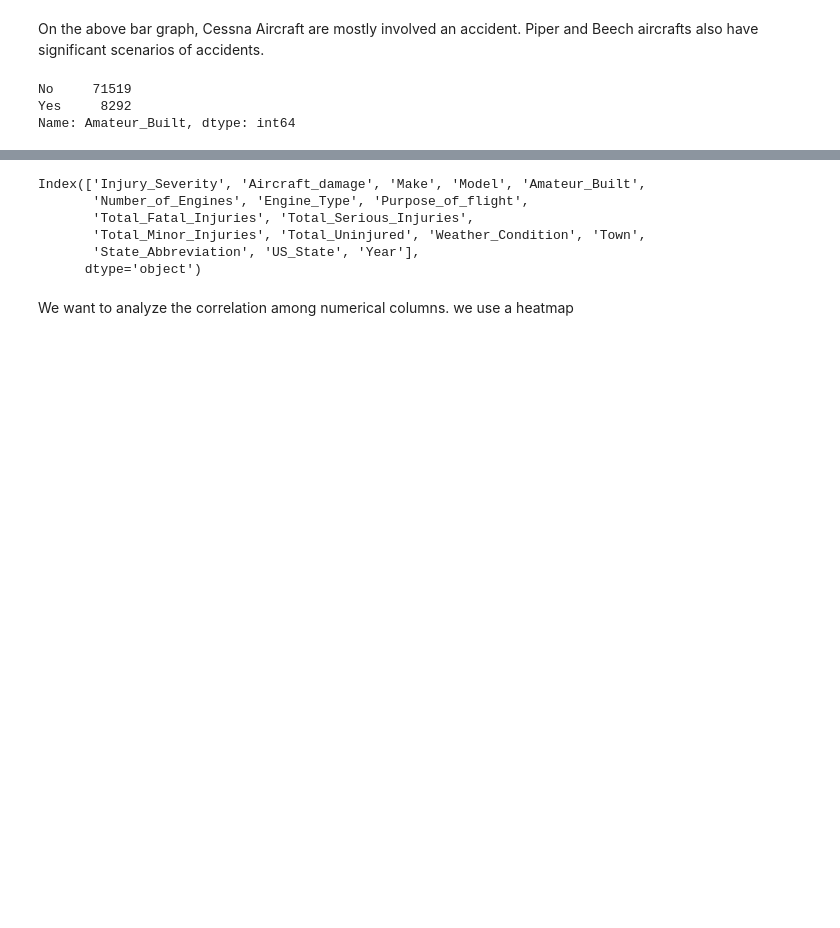
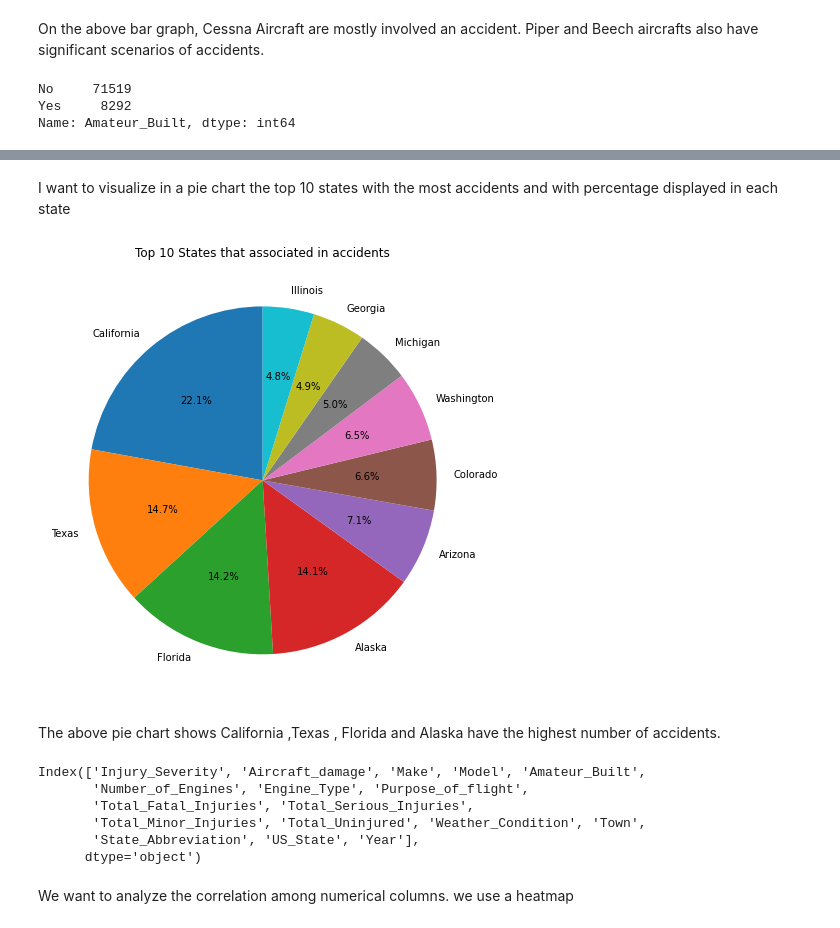
Before and after one commit to ibnudiyat/Project_Phase_1, a Jupyter notebook: Aviation_Accident_ANALYSIS.ipynb, the cells around one changed output, grey strips where cells are left out. Drawn from its saved outputs; the diff is of its cells as text; code cells hidden in the pictures; blank space fills up the shorter version.

Commit message:
Data visualization

```diff
--- a/Aviation_Accident_ANALYSIS.ipynb
+++ b/Aviation_Accident_ANALYSIS.ipynb
@@ -1080,3 +1094,15 @@ Name: Amateur_Built, dtype: int64
+# %% [markdown]
+I want to visualize in a pie chart the top 10 states with the most accidents and with percentage displayed in each state
+# %%
+top_10_accidents_States = df_merged['US_State'].value_counts().head(10)
+plt.figure(figsize=(18 , 8))
+plt.pie(top_10_accidents_States.values ,labels=top_10_accidents_States.index , startangle=90 , autopct= '%1.1f%%' )
+plt.title('Top 10 States that associated in accidents')
+plt.show()
+# %% [output]
+[figure, added]
+# %% [markdown]
+The above pie chart shows California ,Texas , Florida and Alaska have the highest number of accidents.
 # %%
 df_merged.columns
 # %% [output]
```
Also changed, not shown: parts of 2 cells of this notebook.
